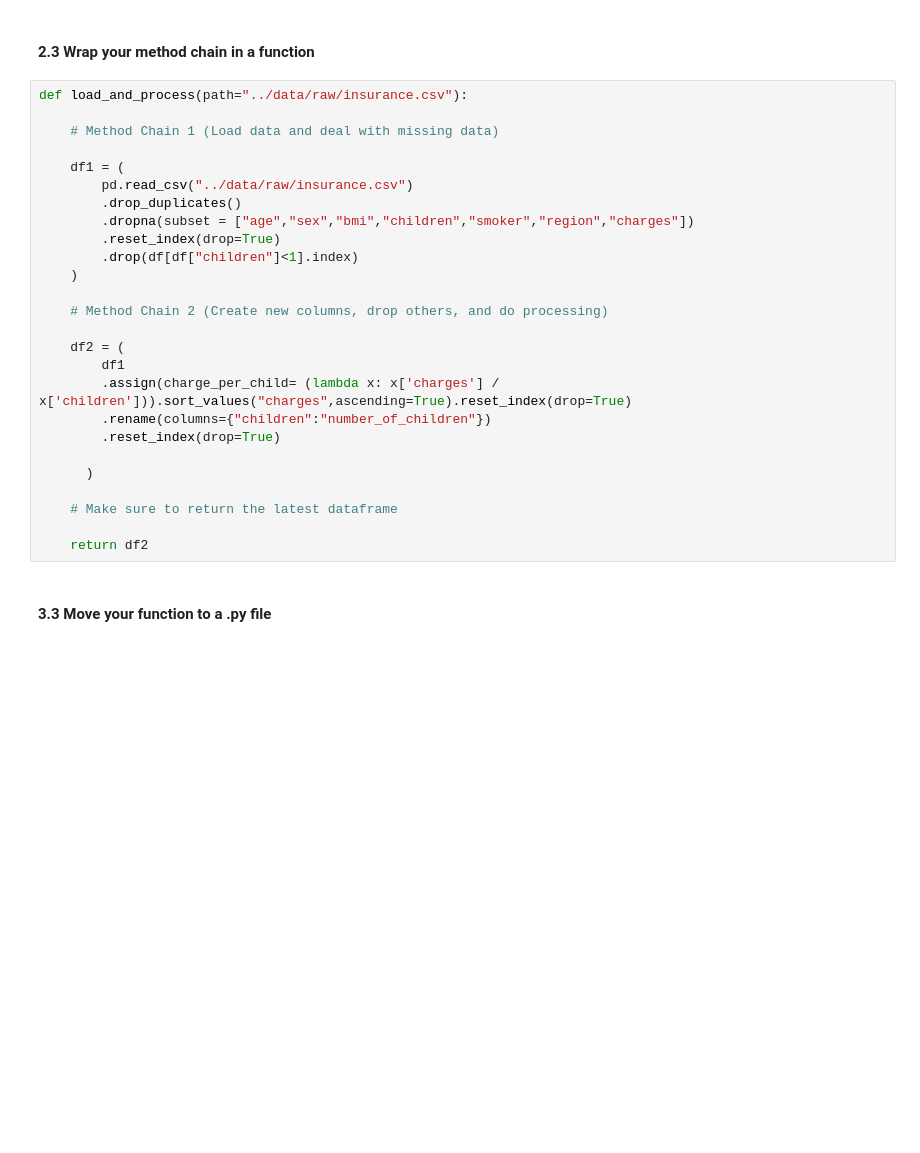
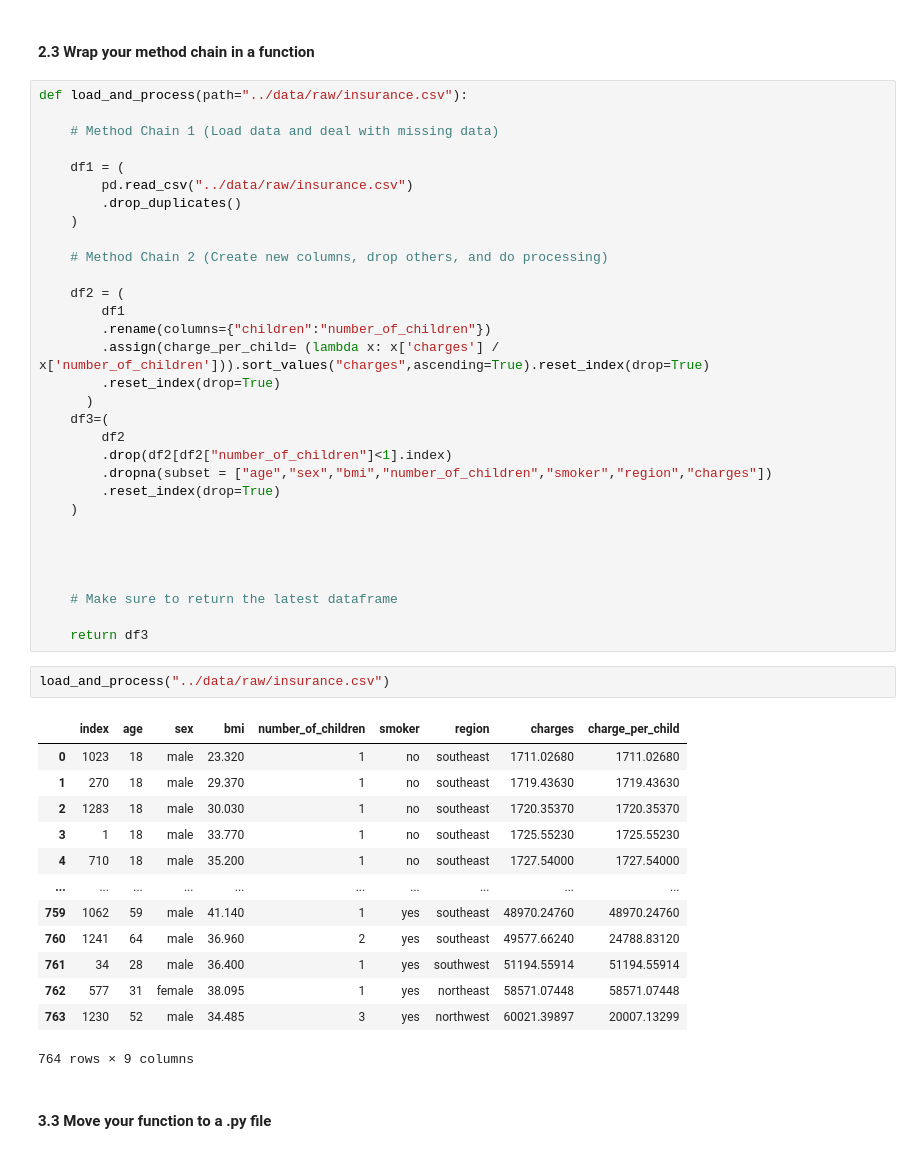
Before and after one commit to ubco-W2022T2-data301/project-group-group25, a Jupyter notebook: analysis/analysis3.ipynb, the cells around one changed output. Drawn from its saved outputs; the diff is of its cells as text; blank space fills up the shorter version.

Commit message:
Fixed method chaining and load function in analysis3

```diff
--- a/analysis/analysis3.ipynb
+++ b/analysis/analysis3.ipynb
@@ -269,24 +269,45 @@ def load_and_process(path="../data/raw/insurance.csv"):
     df1 = (
         pd.read_csv("../data/raw/insurance.csv")
         .drop_duplicates()
-        .dropna(subset = ["age","sex","bmi","children","smoker","region","charges"])
-        .reset_index(drop=True)
-        .drop(df[df["children"]<1].index)
     )
 
     # Method Chain 2 (Create new columns, drop others, and do processing)
 
     df2 = (
         df1
-        .assign(charge_per_child= (lambda x: x['charges'] / x['children'])).sort_values("charges",ascending=True).reset_index(drop=True)
         .rename(columns={"children":"number_of_children"})
+        .assign(charge_per_child= (lambda x: x['charges'] / x['number_of_children'])).sort_values("charges",ascending=True).reset_index(drop=True)
         .reset_index(drop=True)
+      )
+    df3=(
+        df2
+        .drop(df2[df2["number_of_children"]<1].index)
+        .dropna(subset = ["age","sex","bmi","number_of_children","smoker","region","charges"])
+        .reset_index(drop=True)
+    )
 
-      )
+
+
 
     # Make sure to return the latest dataframe
 
-    return df2
+    return df3
+# %%
+load_and_process("../data/raw/insurance.csv")
+# %% [output]
+|  | index | age | sex | bmi | number_of_children | smoker | region | charges | charge_per_child |
+| 0 | 1023 | 18 | male | 23.320 | 1 | no | southeast | 1711.02680 | 1711.02680 |
+| 1 | 270 | 18 | male | 29.370 | 1 | no | southeast | 1719.43630 | 1719.43630 |
+| 2 | 1283 | 18 | male | 30.030 | 1 | no | southeast | 1720.35370 | 1720.35370 |
+| 3 | 1 | 18 | male | 33.770 | 1 | no | southeast | 1725.55230 | 1725.55230 |
+| 4 | 710 | 18 | male | 35.200 | 1 | no | southeast | 1727.54000 | 1727.54000 |
+| ... | ... | ... | ... | ... | ... | ... | ... | ... | ... |
+| 759 | 1062 | 59 | male | 41.140 | 1 | yes | southeast | 48970.24760 | 48970.24760 |
+| 760 | 1241 | 64 | male | 36.960 | 2 | yes | southeast | 49577.66240 | 24788.83120 |
+| 761 | 34 | 28 | male | 36.400 | 1 | yes | southwest | 51194.55914 | 51194.55914 |
+| 762 | 577 | 31 | female | 38.095 | 1 | yes | northeast | 58571.07448 | 58571.07448 |
+| 763 | 1230 | 52 | male | 34.485 | 3 | yes | northwest | 60021.39897 | 20007.13299 |
+764 rows × 9 columns
 # %% [markdown]
 #### 3.3 Move your function to a .py file
 # %%
```
Also changed, not shown: parts of 2 cells of this notebook, 1 other file.
